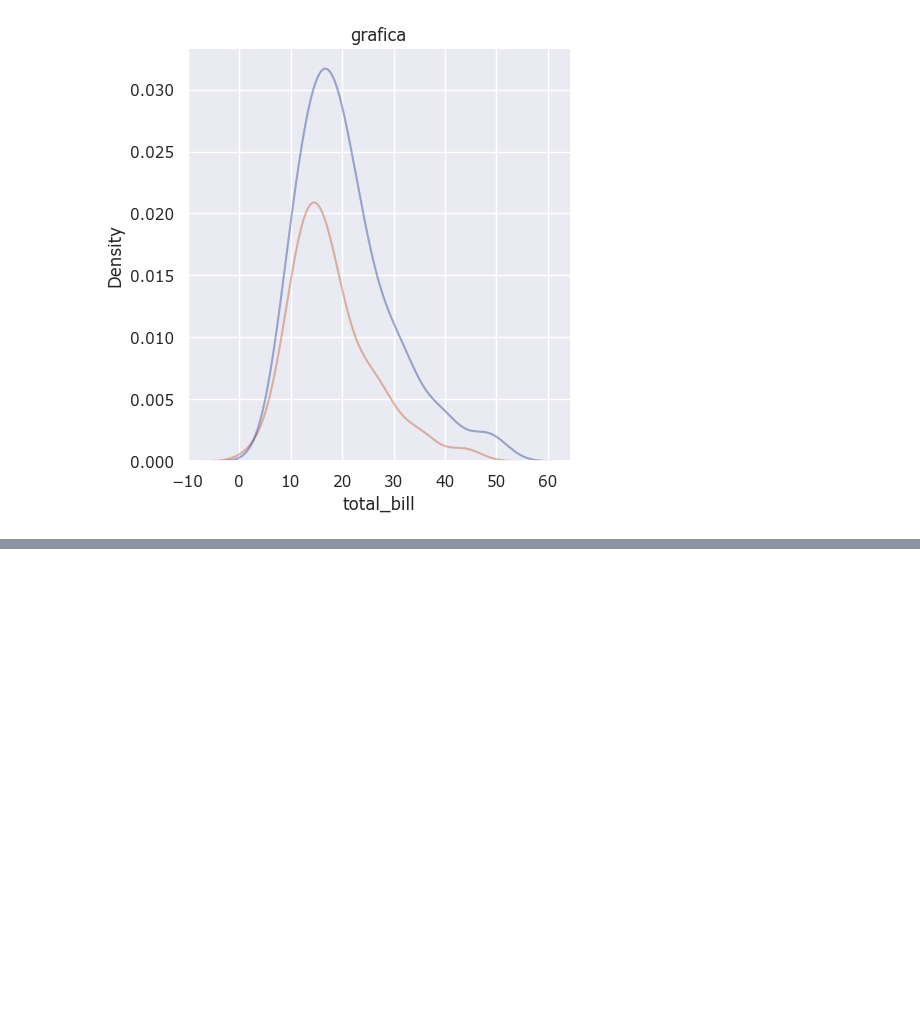
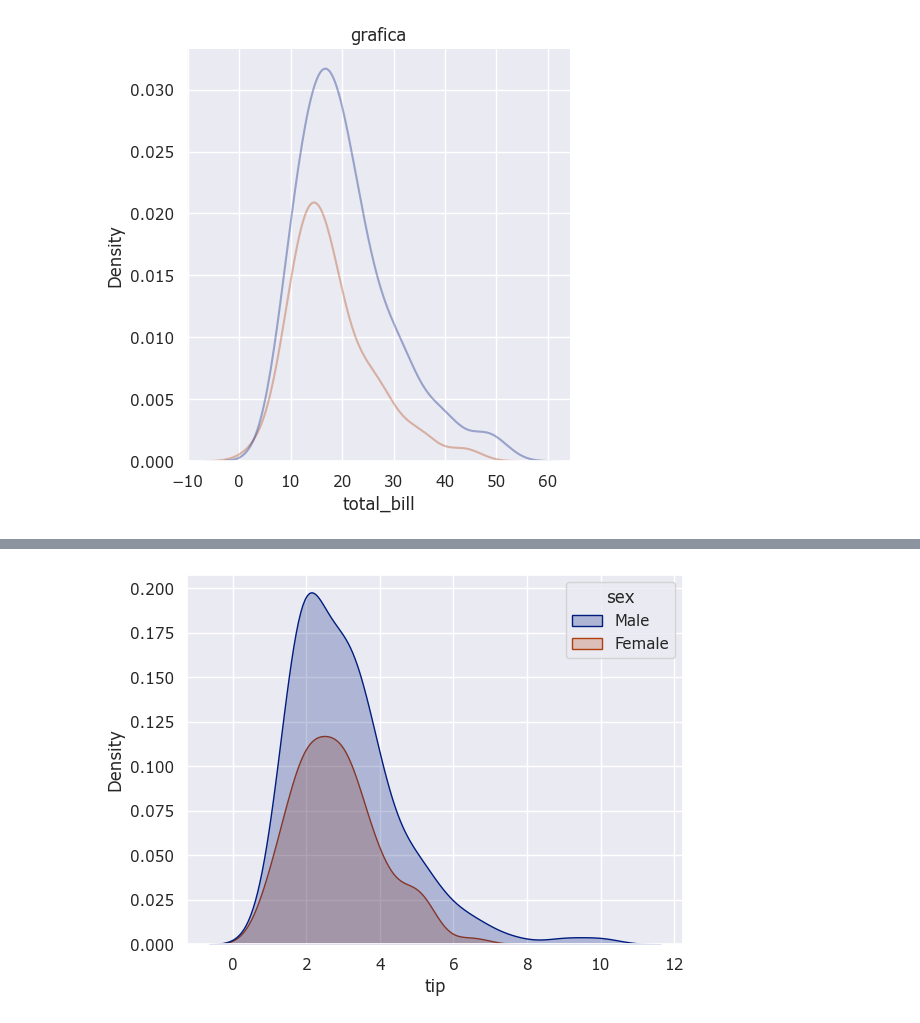
Before and after one commit to leoaliesf/practicando_python_git, a Jupyter notebook: plt_seabor/set.ipynb, the cells around one changed output, grey strips where cells are left out. Saved outputs shown, nothing was run; the diff lists cells and outputs as text; code cells hidden in the pictures; blank space fills up the shorter version.

```diff
--- a/plt_seabor/set.ipynb
+++ b/plt_seabor/set.ipynb
@@ -47,0 +53,5 @@ plt.show()
+# %%
+sns.kdeplot(data=tip,x='tip',hue='sex', fill=True, bw_adjust=1) #fill devuelve el relleno
+plt.show()
+# %% [output]
+[figure, added]
```
Also changed, not shown: parts of 12 cells of this notebook, 2 other files.
